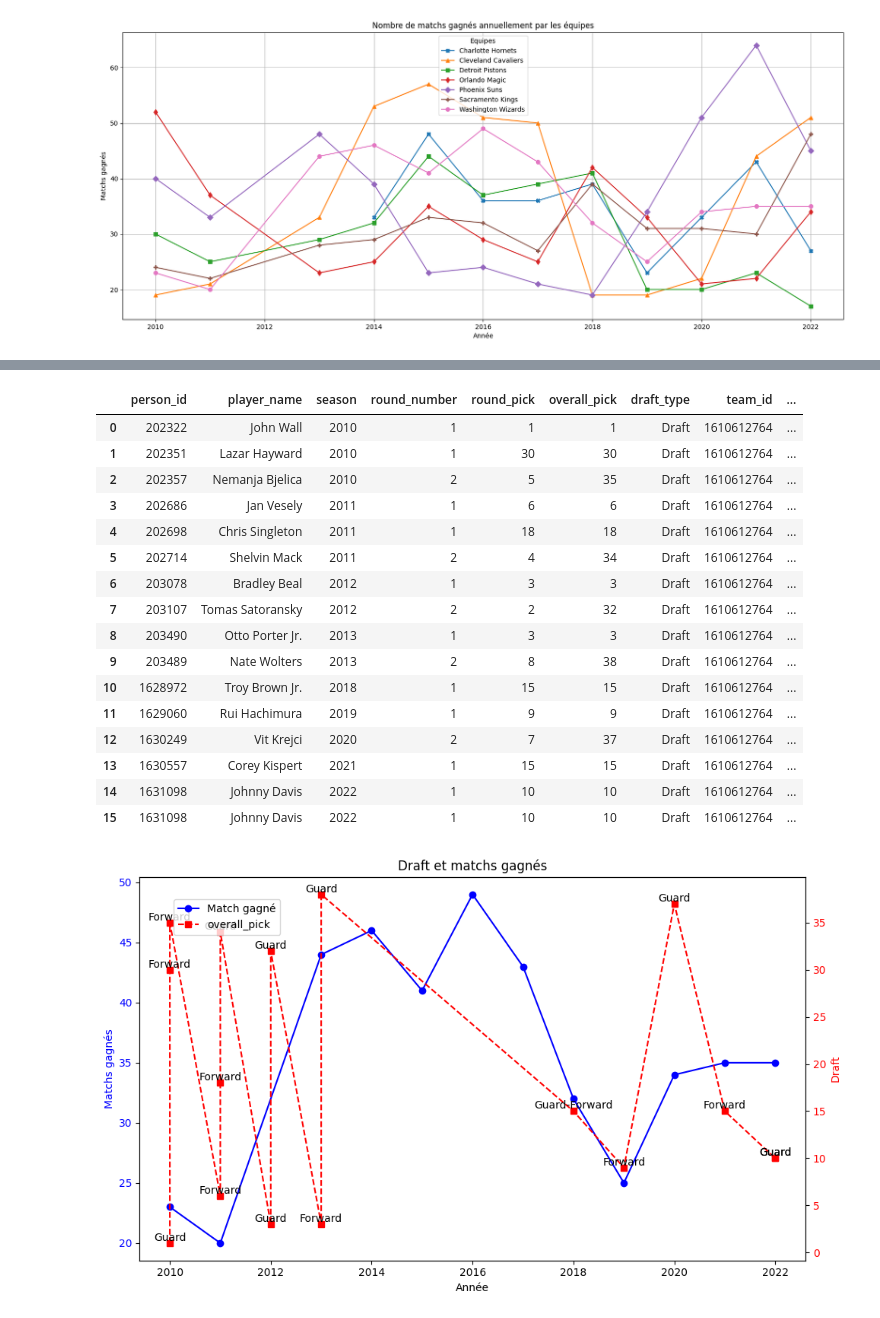
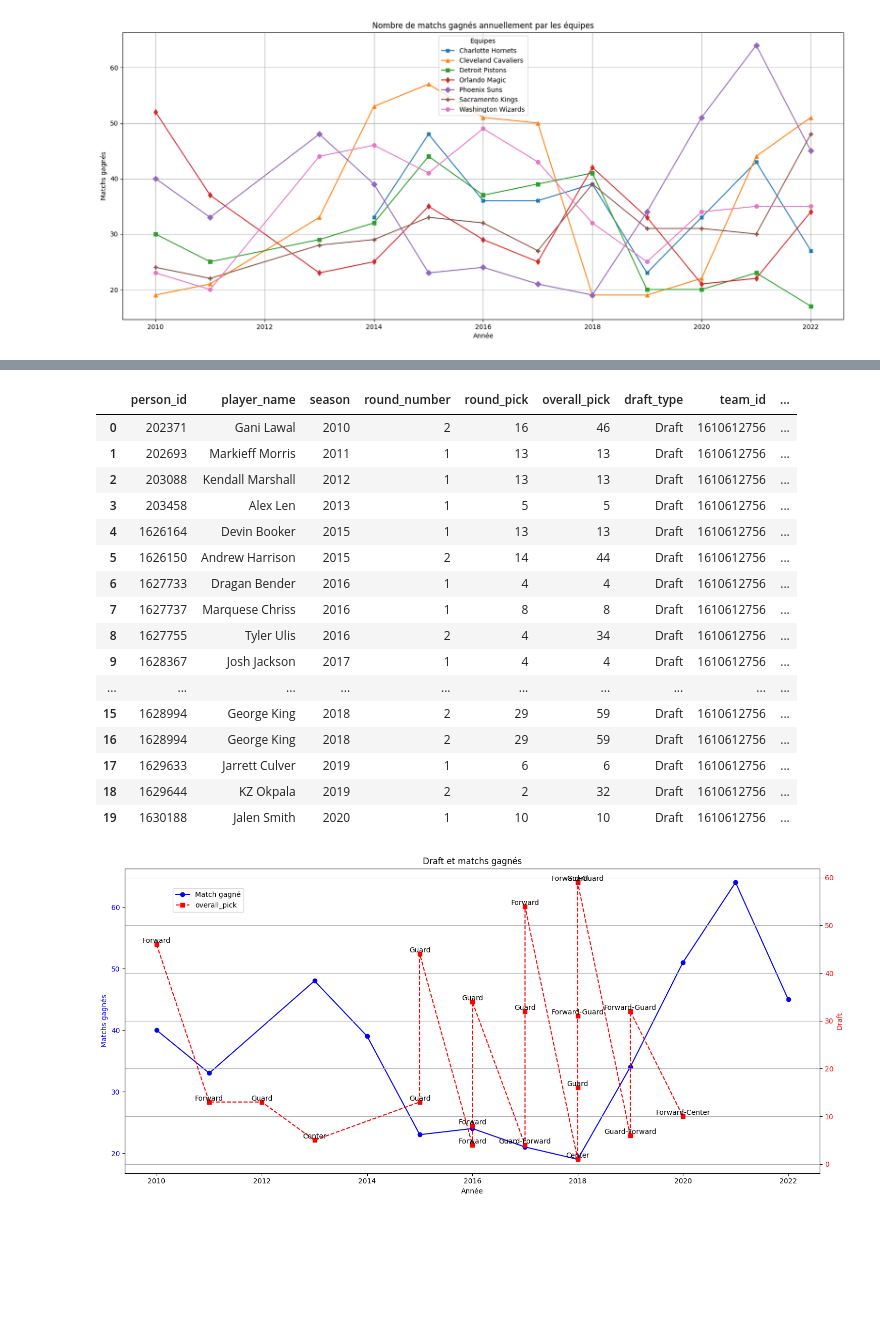
Before and after one commit to hugolo4/demodayJEDHA, a Jupyter notebook: code_propre.ipynb, the cells around one changed output, grey strips where cells are left out. Drawn from its saved outputs; the diff is of its cells as text; code cells hidden in the pictures; blank space fills up the shorter version.

```diff
--- a/code_propre.ipynb
+++ b/code_propre.ipynb
@@ -194,7 +194,7 @@ plt.show()
 # %% [output]
 [figure]
 # %%
-df_Wizards = df_new_game[df_new_game['team_name_home'].isin(['Washington Wizards'])]
+df_Wizards = df_new_game[df_new_game['team_name_home'].isin(['Phoenix Suns'])]
 # %%
 # Tracer un graphique en ligne pour chaque nom
 plt.figure(figsize=(20, 8))
@@ -216,6 +216,6 @@ plt.show()
 # %%
 # df_draft_history = df_draft_history[df_draft_history['overall_pick'] <= 14]
-df_draft_Wizards = df_draft_history[df_draft_history['team_name'] == 'Wizards']
+df_draft_Wizards = df_draft_history[df_draft_history['team_name'] == 'Suns']
 list_player = df_draft_Wizards['player_name']
 list_player
 # %% [output]
@@ -286,53 +286,53 @@ df_draft_Wizards = df_draft_Wizards.merge(df_Wizards_position, left_on='player_n
 df_draft_Wizards
 # %% [output]
 |  | person_id | player_name | season | round_number | round_pick | overall_pick | draft_type | team_id | ... |
-| 0 | 202322 | John Wall | 2010 | 1 | 1 | 1 | Draft | 1610612764 | ... |
-| 1 | 202351 | Lazar Hayward | 2010 | 1 | 30 | 30 | Draft | 1610612764 | ... |
-| 2 | 202357 | Nemanja Bjelica | 2010 | 2 | 5 | 35 | Draft | 1610612764 | ... |
-| 3 | 202686 | Jan Vesely | 2011 | 1 | 6 | 6 | Draft | 1610612764 | ... |
-| 4 | 202698 | Chris Singleton | 2011 | 1 | 18 | 18 | Draft | 1610612764 | ... |
-| 5 | 202714 | Shelvin Mack | 2011 | 2 | 4 | 34 | Draft | 1610612764 | ... |
-| 6 | 203078 | Bradley Beal | 2012 | 1 | 3 | 3 | Draft | 1610612764 | ... |
-| 7 | 203107 | Tomas Satoransky | 2012 | 2 | 2 | 32 | Draft | 1610612764 | ... |
-| 8 | 203490 | Otto Porter Jr. | 2013 | 1 | 3 | 3 | Draft | 1610612764 | ... |
-| 9 | 203489 | Nate Wolters | 2013 | 2 | 8 | 38 | Draft | 1610612764 | ... |
-| 10 | 1628972 | Troy Brown Jr. | 2018 | 1 | 15 | 15 | Draft | 1610612764 | ... |
-| 11 | 1629060 | Rui Hachimura | 2019 | 1 | 9 | 9 | Draft | 1610612764 | ... |
-| 12 | 1630249 | Vit Krejci | 2020 | 2 | 7 | 37 | Draft | 1610612764 | ... |
-| 13 | 1630557 | Corey Kispert | 2021 | 1 | 15 | 15 | Draft | 1610612764 | ... |
-| 14 | 1631098 | Johnny Davis | 2022 | 1 | 10 | 10 | Draft | 1610612764 | ... |
-| 15 | 1631098 | Johnny Davis | 2022 | 1 | 10 | 10 | Draft | 1610612764 | ... |
+| 0 | 202371 | Gani Lawal | 2010 | 2 | 16 | 46 | Draft | 1610612756 | ... |
+| 1 | 202693 | Markieff Morris | 2011 | 1 | 13 | 13 | Draft | 1610612756 | ... |
+| 2 | 203088 | Kendall Marshall | 2012 | 1 | 13 | 13 | Draft | 1610612756 | ... |
+| 3 | 203458 | Alex Len | 2013 | 1 | 5 | 5 | Draft | 1610612756 | ... |
+| 4 | 1626164 | Devin Booker | 2015 | 1 | 13 | 13 | Draft | 1610612756 | ... |
+| 5 | 1626150 | Andrew Harrison | 2015 | 2 | 14 | 44 | Draft | 1610612756 | ... |
+| 6 | 1627733 | Dragan Bender | 2016 | 1 | 4 | 4 | Draft | 1610612756 | ... |
+| 7 | 1627737 | Marquese Chriss | 2016 | 1 | 8 | 8 | Draft | 1610612756 | ... |
+| 8 | 1627755 | Tyler Ulis | 2016 | 2 | 4 | 34 | Draft | 1610612756 | ... |
+| 9 | 1628367 | Josh Jackson | 2017 | 1 | 4 | 4 | Draft | 1610612756 | ... |
+| ... | ... | ... | ... | ... | ... | ... | ... | ... | ... |
+| 15 | 1628994 | George King | 2018 | 2 | 29 | 59 | Draft | 1610612756 | ... |
+| 16 | 1628994 | George King | 2018 | 2 | 29 | 59 | Draft | 1610612756 | ... |
+| 17 | 1629633 | Jarrett Culver | 2019 | 1 | 6 | 6 | Draft | 1610612756 | ... |
+| 18 | 1629644 | KZ Okpala | 2019 | 2 | 2 | 32 | Draft | 1610612756 | ... |
+| 19 | 1630188 | Jalen Smith | 2020 | 1 | 10 | 10 | Draft | 1610612756 | ... |
 # %%
 # Créer la figure et les axes
-fig, ax1 = plt.subplots(figsize=(10, 6))
+fig, ax1 = plt.subplots(figsize=(15, 7))
 
 # Tracer les ventes avec l'axe y principal
 ax1.plot(df_Wizards['season_id'], df_Wizards['somme'], marker='o', linestyle='-', color='b', label='Match gagné')
 ax1.set_xlabel('Année')
 ax1.set_ylabel('Matchs gagnés', color='b')
 ax1.tick_params(axis='y', labelcolor='b')
 
 # Créer un deuxième axe y qui partage le même axe x
 ax2 = ax1.twinx()
 ax2.plot(df_draft_Wizards['season'], df_draft_Wizards['overall_pick'], marker='s', linestyle='--', color='r', label='overall_pick')
 ax2.set_ylabel('Draft', color='r')
 ax2.tick_params(axis='y', labelcolor='r')
 
 
 for i in range(len(df_draft_Wizards['season'])):
     plt.text(df_draft_Wizards['season'][i], df_draft_Wizards['overall_pick'][i], df_draft_Wizards['position'][i], fontsize=10, ha='center', va='bottom')
 
 # Ajouter des titres et des labels
 plt.title('Draft et matchs gagnés')
 
 # Afficher une légende
 fig.tight_layout()
 fig.legend(loc='upper left', bbox_to_anchor=(0.1, 0.9))
-
+plt.grid(True)
 # Afficher le graphique
 plt.show()
 # %% [output]
-[figure, old version]
+[figure, new version]
 # %%
 df_Wizards
 # %% [output]
```
Also changed, not shown: parts of 13 cells of this notebook, 3 other files.
